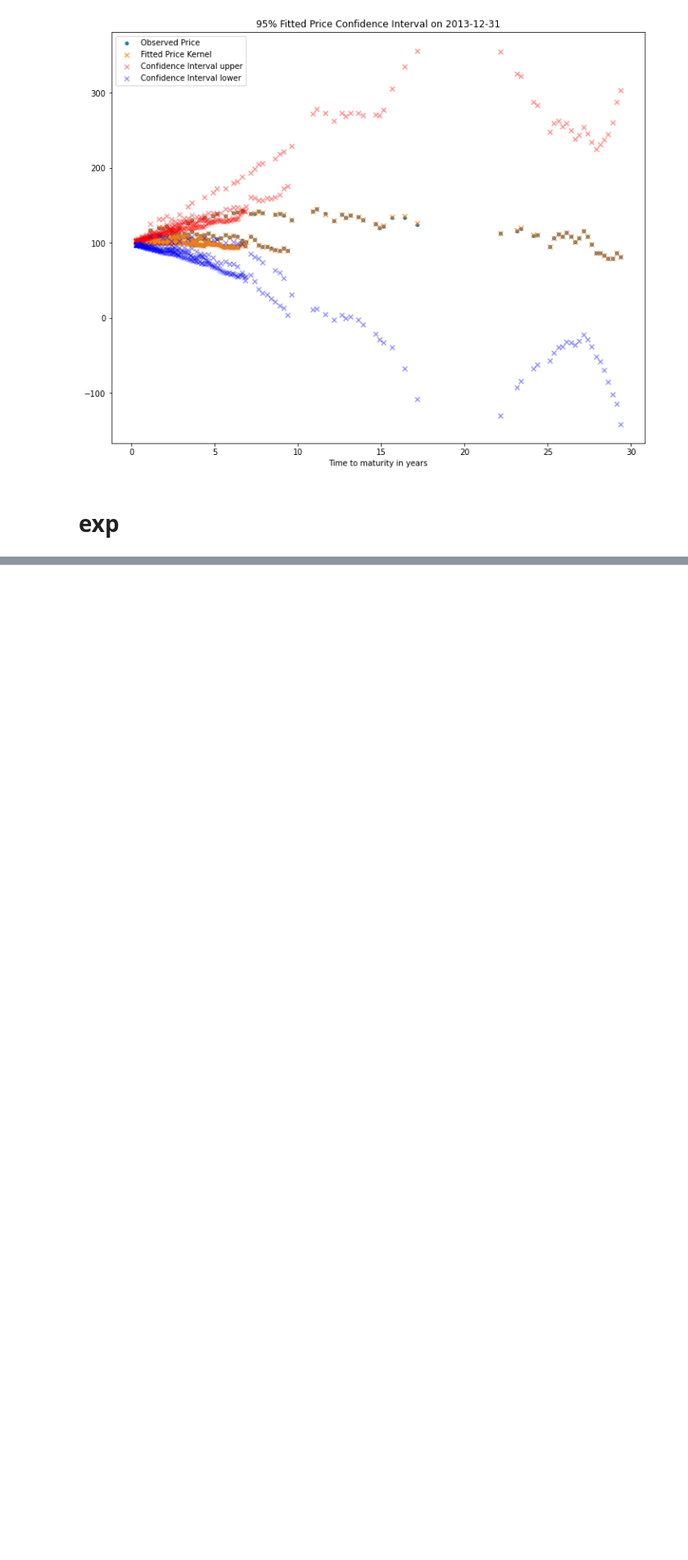
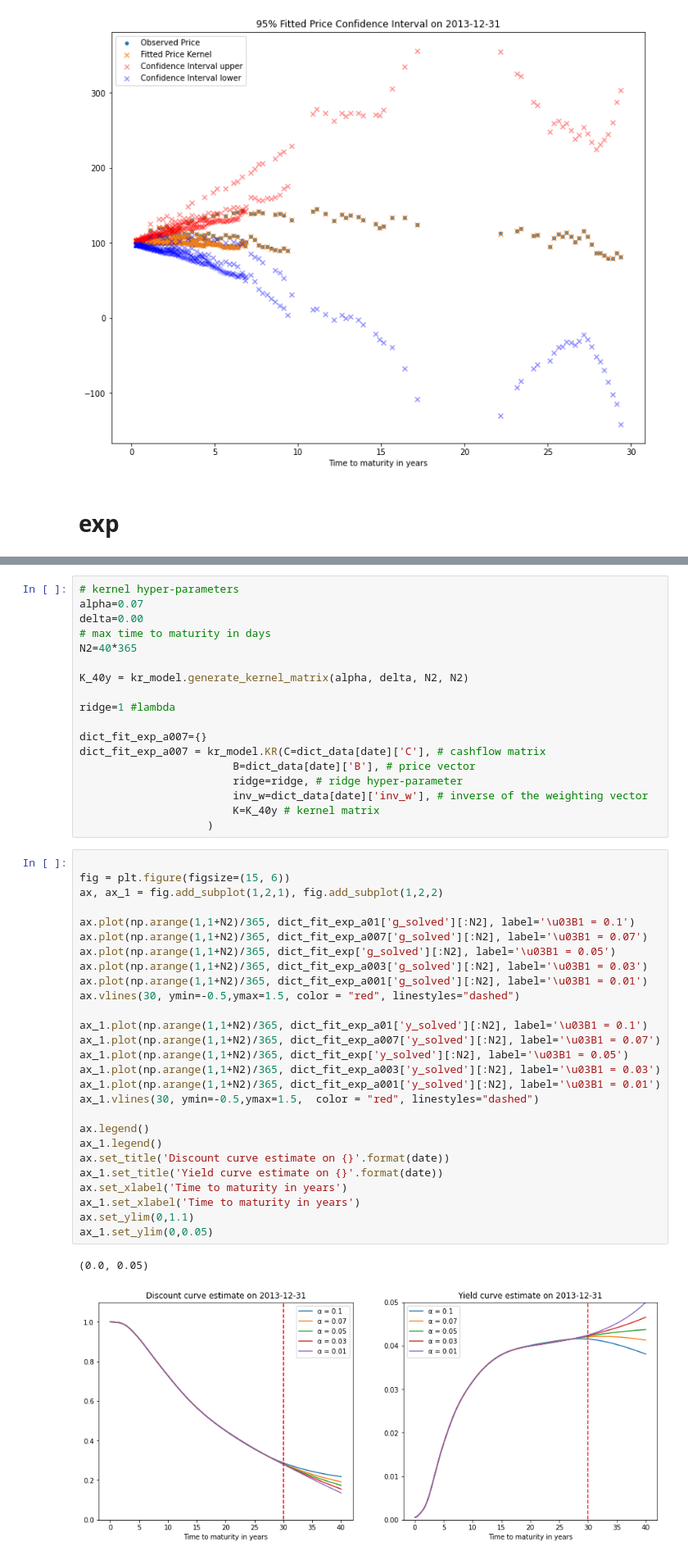
Before and after one commit to Lindi1907/Robust-Machine-Learning-for-Yield-Curve-Estimation, a Jupyter notebook: code&data/KR_example.ipynb, the cells around one changed output, grey strips where cells are left out. Shown at 82% size. Drawn from its saved outputs; the diff is of its cells as text; blank space fills up the shorter version.

```diff
--- a/code&data/KR_example.ipynb
+++ b/code&data/KR_example.ipynb
@@ -772,0 +964,48 @@ ax_1.set_xlabel('Time to maturity in years');
+# %%
+# kernel hyper-parameters
+alpha=0.07
+delta=0.00
+# max time to maturity in days
+N2=40*365
+
+K_40y = kr_model.generate_kernel_matrix(alpha, delta, N2, N2)
+
+ridge=1 #lambda
+
+dict_fit_exp_a007={}
+dict_fit_exp_a007 = kr_model.KR(C=dict_data[date]['C'], # cashflow matrix
+                        B=dict_data[date]['B'], # price vector
+                        ridge=ridge, # ridge hyper-parameter
+                        inv_w=dict_data[date]['inv_w'], # inverse of the weighting vector
+                        K=K_40y # kernel matrix
+                    )
+# %%
+
+fig = plt.figure(figsize=(15, 6))
+ax, ax_1 = fig.add_subplot(1,2,1), fig.add_subplot(1,2,2)
+
+ax.plot(np.arange(1,1+N2)/365, dict_fit_exp_a01['g_solved'][:N2], label='\u03B1 = 0.1')
+ax.plot(np.arange(1,1+N2)/365, dict_fit_exp_a007['g_solved'][:N2], label='\u03B1 = 0.07')
+ax.plot(np.arange(1,1+N2)/365, dict_fit_exp['g_solved'][:N2], label='\u03B1 = 0.05')
+ax.plot(np.arange(1,1+N2)/365, dict_fit_exp_a003['g_solved'][:N2], label='\u03B1 = 0.03')
+ax.plot(np.arange(1,1+N2)/365, dict_fit_exp_a001['g_solved'][:N2], label='\u03B1 = 0.01')
+ax.vlines(30, ymin=-0.5,ymax=1.5, color = "red", linestyles="dashed")
+
+ax_1.plot(np.arange(1,1+N2)/365, dict_fit_exp_a01['y_solved'][:N2], label='\u03B1 = 0.1')
+ax_1.plot(np.arange(1,1+N2)/365, dict_fit_exp_a007['y_solved'][:N2], label='\u03B1 = 0.07')
+ax_1.plot(np.arange(1,1+N2)/365, dict_fit_exp['y_solved'][:N2], label='\u03B1 = 0.05')
+ax_1.plot(np.arange(1,1+N2)/365, dict_fit_exp_a003['y_solved'][:N2], label='\u03B1 = 0.03')
+ax_1.plot(np.arange(1,1+N2)/365, dict_fit_exp_a001['y_solved'][:N2], label='\u03B1 = 0.01')
+ax_1.vlines(30, ymin=-0.5,ymax=1.5,  color = "red", linestyles="dashed")
+
+ax.legend()
+ax_1.legend()
+ax.set_title('Discount curve estimate on {}'.format(date))
+ax_1.set_title('Yield curve estimate on {}'.format(date))
+ax.set_xlabel('Time to maturity in years')
+ax_1.set_xlabel('Time to maturity in years')
+ax.set_ylim(0,1.1)
+ax_1.set_ylim(0,0.05)
+# %% [output]
+(0.0, 0.05)
+[figure, added]
```
Also changed, not shown: parts of 37 cells of this notebook, 8 other files.
